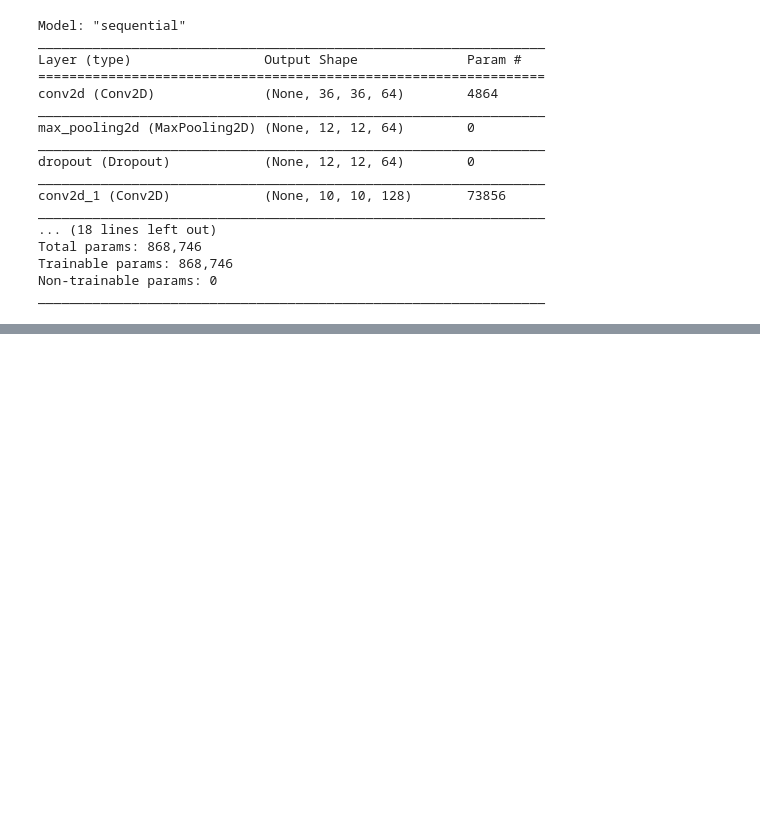
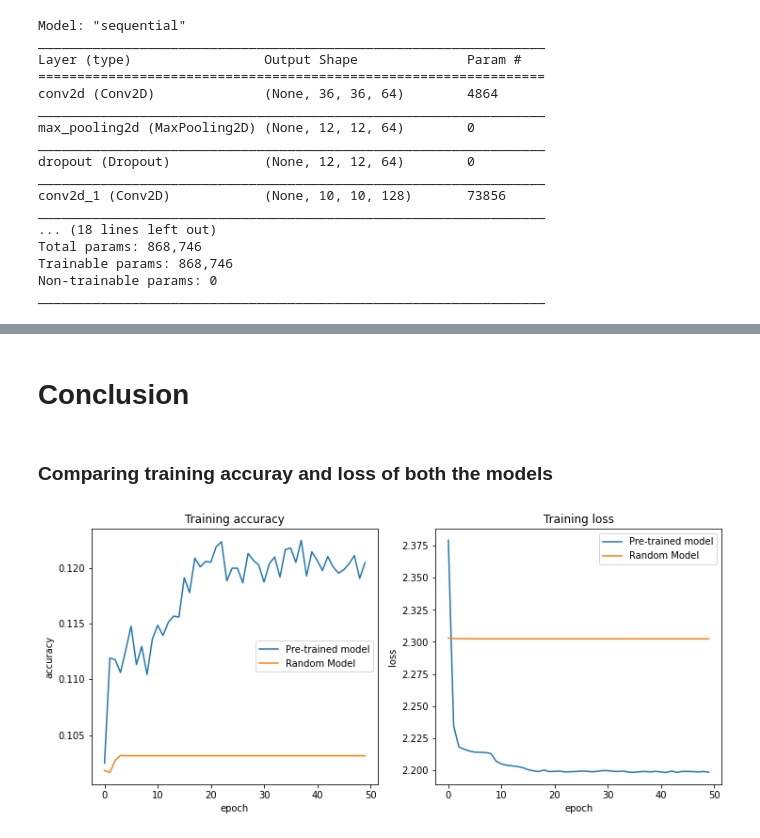
Before and after one commit to manohar2000/MIDAS_Challenge, a Jupyter notebook: part-3.ipynb, the cells around one changed output, grey strips where cells are left out. Drawn from its saved outputs; the diff is of its cells as text; code cells hidden in the pictures; blank space fills up the shorter version.

```diff
--- a/part-3.ipynb
+++ b/part-3.ipynb
@@ -288,0 +342,32 @@ Epoch 10/10
+# %% [markdown]
+# Conclusion
+# %% [markdown]
+### Comparing training accuray and loss of both the models
+# %%
+plt.figure(figsize = (12, 5))
+
+plt.subplot(1,2,1)
+plt.plot(hist.history['accuracy'])
+plt.plot(random_hist.history['accuracy'])
+
+plt.ylabel('accuracy')
+plt.xlabel('epoch')
+
+plt.legend(["Pre-trained model", "Random Model"])
+plt.title("Training accuracy")
+
+
+plt.subplot(1,2,2)
+plt.plot(hist.history['loss'])
+plt.plot(random_hist.history['loss'])
+
+plt.ylabel('loss')
+plt.xlabel('epoch')
+
+plt.legend(["Pre-trained model", "Random Model"])
+plt.title("Training loss")
+
+
+plt.show()
+# %% [output]
+[figure, added]
```
Also changed, not shown: parts of 11 cells of this notebook, 1 other file.
